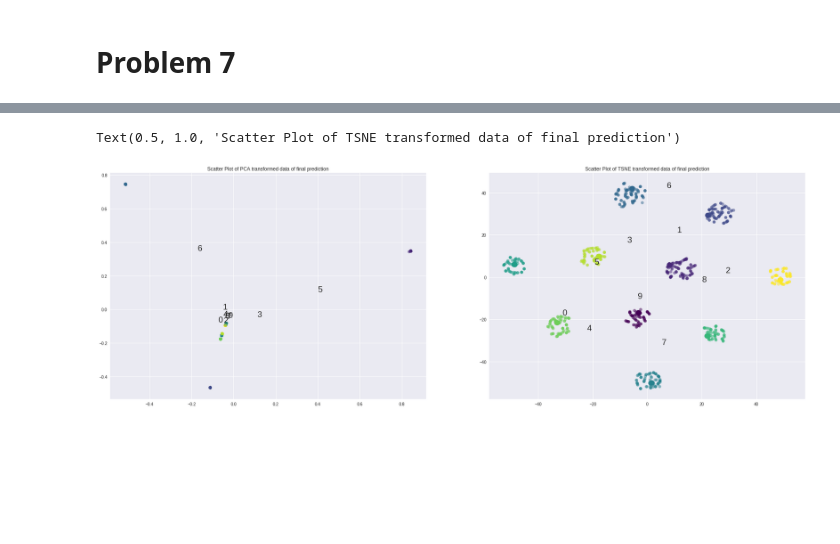
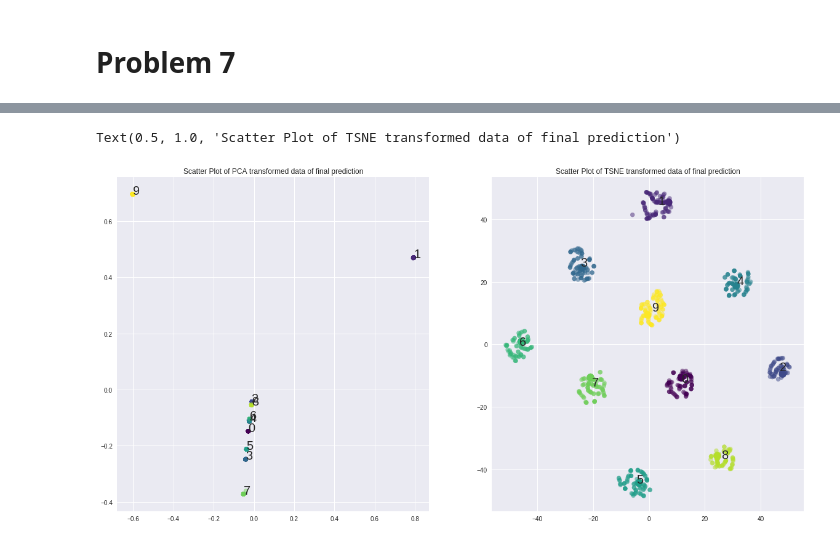
Before and after one commit to saurabhIU/Deep-Learning, a Jupyter notebook: Assignment_1.ipynb, the cells around one changed output, grey strips where cells are left out. Cells and saved outputs as stored; diff of their text form; code cells hidden in the pictures; blank space fills up the shorter version.

```diff
--- a/Assignment_1.ipynb
+++ b/Assignment_1.ipynb
@@ -256,21 +253,20 @@ _, x_batch_tsne  = reduce_dimension(x_batch,2)
 tsne_class_means = get_mean_of_class(x_batch_tsne,decoded_label)
 
 
-fig, ax = plt.subplots(12,figsize=(20,10))
-ax1 = plt.subplot(121)
-ax1.scatter(x_batch_pca[:,0], x_batch_pca[:,1],c=decoded_label[:,0],cmap='viridis',alpha=0.5)
-class_marker = ['0','1','2','3','4','5','6','7','8','9','10']
+plt.figure(figsize=(20,10))
+plt.subplot(121)
+plt.scatter(x_batch_pca[:,0], x_batch_pca[:,1],c=decoded_label[:,0],cmap='viridis',alpha=0.5)
+
 for i,j in zip(class_marker,pca_class_means):
-    ax1.text(j[0], j[1], i, fontsize=20)
-ax1.set_title("Scatter Plot of PCA transformed data")
+    plt.text(j[0], j[1], i, fontsize=20)
+plt.title("Scatter Plot of PCA transformed data")
 
 
-ax2 = plt.subplot(122)
-ax2.scatter(x_batch_tsne[:,0], x_batch_tsne[:,1],c=decoded_label[:,0],cmap='viridis',alpha=0.5)
-class_marker = ['0','1','2','3','4','5','6','7','8','9','10']
+plt.subplot(122)
+plt.scatter(x_batch_tsne[:,0], x_batch_tsne[:,1],c=decoded_label[:,0],cmap='viridis',alpha=0.5)
 for i,j in zip(class_marker,tsne_class_means):
-    ax2.text(j[0], j[1], i, fontsize=20)
-ax2.set_title("Scatter Plot of TSNE transformed data")
+    plt.text(j[0], j[1], i, fontsize=20)
+plt.title("Scatter Plot of TSNE transformed data")
 
 
 plt.show()
@@ -285,7 +288,7 @@ x_batch, y_batch = get_input_batch(BATCH_SIZE,X_train,Y_train)
 first_layer_pediction = sess.run(prediction_of_first_layer,feed_dict={X: x_batch})
 second_layer_pediction = sess.run(prediction_of_second_layer,feed_dict={X: x_batch})
 third_layer_pediction = sess.run(prediction_of_third_layer,feed_dict={X: x_batch})
-fourth_layer_pediction = sess.run(prediction_of_last_layer,feed_dict={X: x_batch})
+fourth_layer_pediction = sess.run(prediction_of_fourth_layer,feed_dict={X: x_batch})
 prediction_of_last_layer = sess.run(prediction,feed_dict={X: x_batch})
 decoded_label = decode_labels(y_batch)
 # %%
@@ -320,7 +323,7 @@ tsne4_means = get_mean_of_class(tsne4,decoded_label)
 '''PCA and TSNE for Last Layer'''
 
 pca5 , _ = reduce_dimension(prediction_of_last_layer,2)
-pca5_means = get_mean_of_class(pca4,decoded_label[:,0])
+pca5_means = get_mean_of_class(pca5,decoded_label[:,0])
 _, tsne5  = reduce_dimension(prediction_of_last_layer,2)
-tsne5_means = get_mean_of_class(tsne4,decoded_label)
+tsne5_means = get_mean_of_class(tsne5,decoded_label)
 # %%
@@ -388,20 +390,20 @@ plt.show()
 # %%
-fig, ax = plt.subplots(12,figsize=(30,10))
+plt.figure(figsize=(20,10))
 
-ax1 = plt.subplot(121)
-ax1.scatter(pca5[:,0], pca5[:,1],c=decoded_label[:,0],cmap='viridis',alpha=0.5)
+plt.subplot(121)
+plt.scatter(pca5[:,0], pca5[:,1],c=decoded_label[:,0],cmap='viridis',alpha=0.5)
 
 for i,j in zip(class_marker,pca5_means):
-    ax1.text(j[0], j[1], i, fontsize=20)
-ax1.set_title("Scatter Plot of PCA transformed data of final prediction")
+    plt.text(j[0], j[1], i, fontsize=20)
+plt.title("Scatter Plot of PCA transformed data of final prediction")
 
 
-ax2 = plt.subplot(122)
-ax2.scatter(tsne5[:,0], tsne5[:,1],c=decoded_label[:,0],cmap='viridis',alpha=0.5)
+plt.subplot(122)
+plt.scatter(tsne5[:,0], tsne5[:,1],c=decoded_label[:,0],cmap='viridis',alpha=0.5)
 
 for i,j in zip(class_marker,tsne5_means):
-    ax2.text(j[0], j[1], i, fontsize=20)
-ax2.set_title("Scatter Plot of TSNE transformed data of final prediction")
+    plt.text(j[0], j[1], i, fontsize=20)
+plt.title("Scatter Plot of TSNE transformed data of final prediction")
 # %% [output]
 Text(0.5, 1.0, 'Scatter Plot of TSNE transformed data of final prediction')
-[figure, old version]
+[figure, new version]
```
Also changed, not shown: parts of 23 cells of this notebook.
